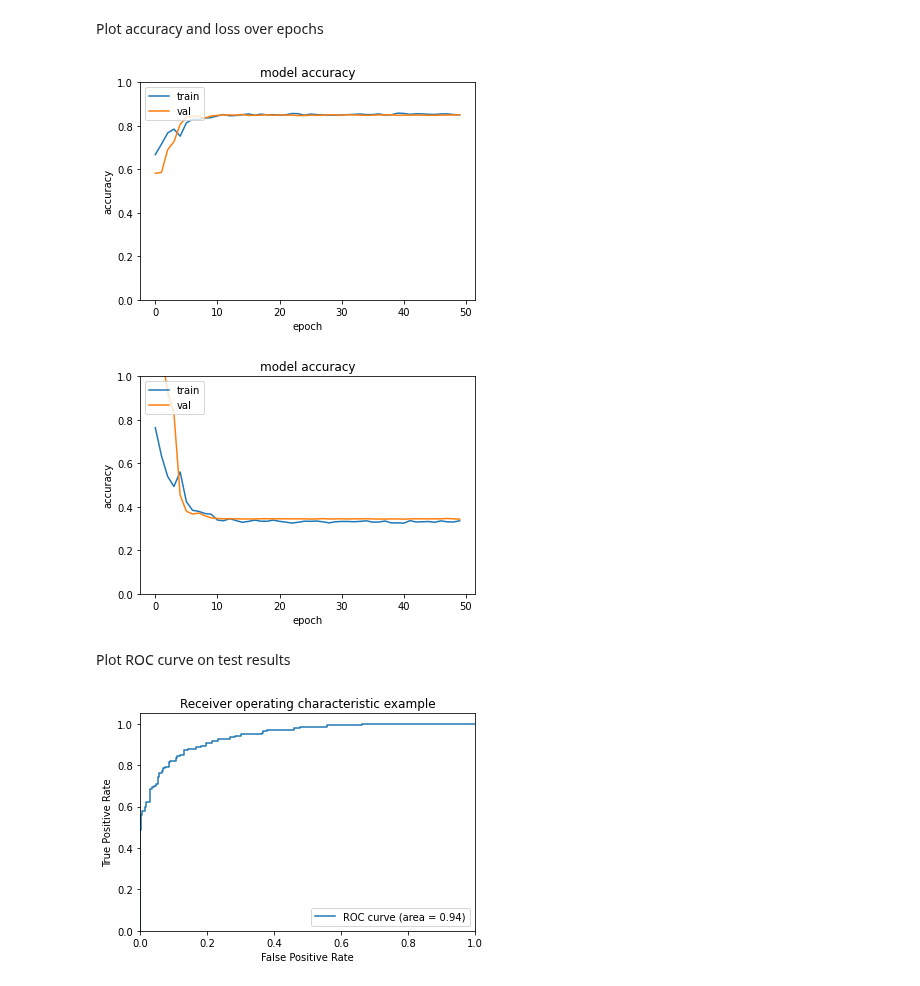
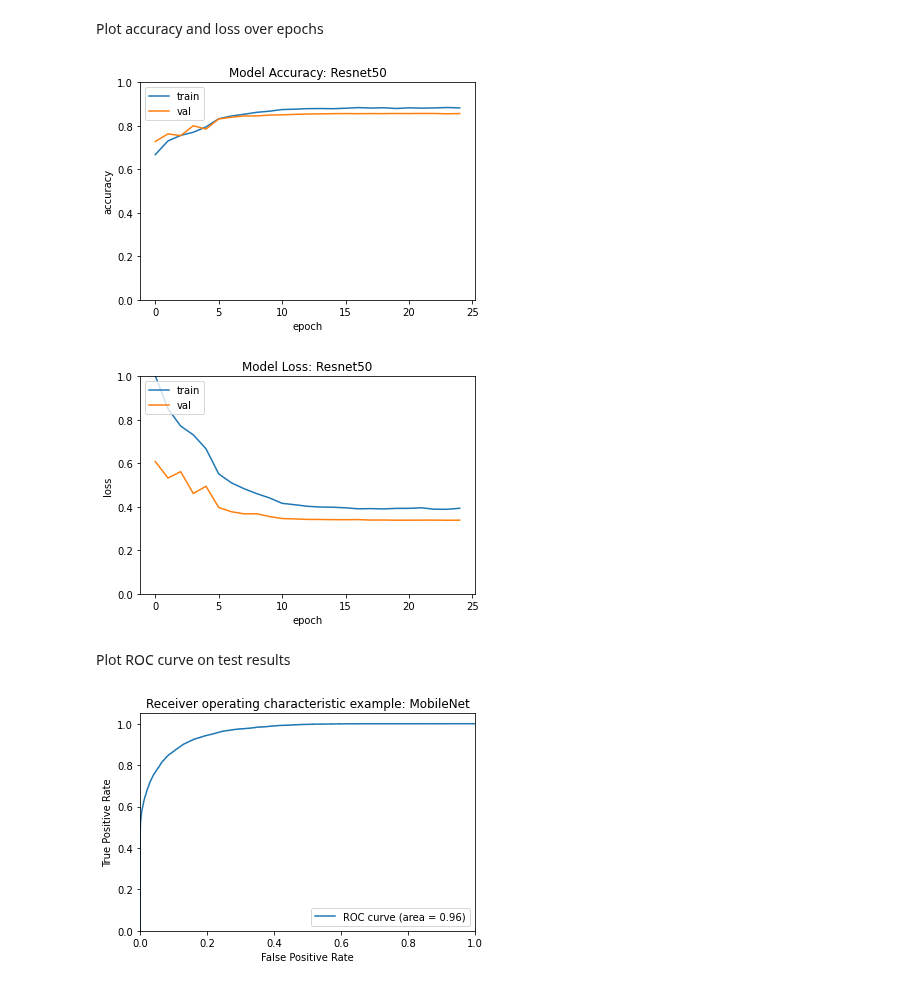
Before and after one commit to nosyarlin/CNN-SG, a Jupyter notebook: Model Analysis.ipynb, the cells around one changed output. Drawn from its saved outputs; the diff is of its cells as text; code cells hidden in the pictures.

```diff
--- a/Model Analysis.ipynb
+++ b/Model Analysis.ipynb
@@ -26,19 +16,26 @@ val_loss = [float(i) for i in read_csv(val_loss_file)]
+# %%
+results = pd.read_csv('E:/JoejynDocuments/CNN_Animal_ID/Nosyarlin/SBWR_BTNR_CCNR/Results/Inception_FYP/AllLayer_propTrain=0.3/run_1/train_val_results.csv', sep = ",")
+
+train_acc = results.TrainAcc
+train_loss = results.TrainLoss
+val_acc = results.ValAcc
+val_loss = results.ValLoss
 # %%
 def simple_plot(list1, list2, title, y_lab, x_lab):
     plt.plot(list1)
     plt.plot(list2)
-    plt.title('model accuracy')
-    plt.ylabel('accuracy')
-    plt.xlabel('epoch')
+    plt.title(title)
+    plt.ylabel(y_lab)
+    plt.xlabel(x_lab)
     plt.legend(['train', 'val'], loc='upper left')
     plt.ylim(0, 1)
     plt.show()
 
-simple_plot(train_acc, val_acc, 'model_accuracy', 'accuracy', 'epoch')
-simple_plot(train_loss, val_loss, 'model_loss', 'loss', 'epoch')
+simple_plot(train_acc, val_acc, 'Model Accuracy: Resnet50', 'accuracy', 'epoch')
+simple_plot(train_loss, val_loss, 'Model Loss: Resnet50', 'loss', 'epoch')
 # %% [output]
-[figure, old version]
+[figure, new version]
-[figure, old version]
+[figure, new version]
 # %% [markdown]
 Plot ROC curve on test results
 # %%
@@ -62,8 +59,8 @@ plt.xlim([0.0, 1.0])
 plt.ylim([0.0, 1.05])
 plt.xlabel('False Positive Rate')
 plt.ylabel('True Positive Rate')
-plt.title('Receiver operating characteristic example')
+plt.title('Receiver operating characteristic example: MobileNet')
 plt.legend(loc="lower right")
 plt.show()
 # %% [output]
-[figure, old version]
+[figure, new version]
```
Also changed, not shown: parts of 2 cells of this notebook, 5 other files.
